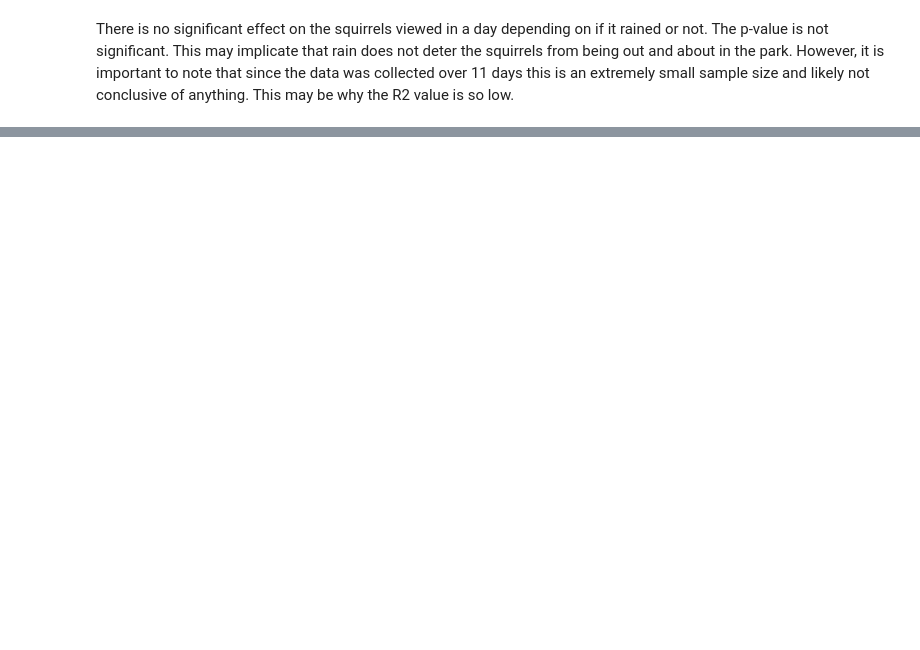
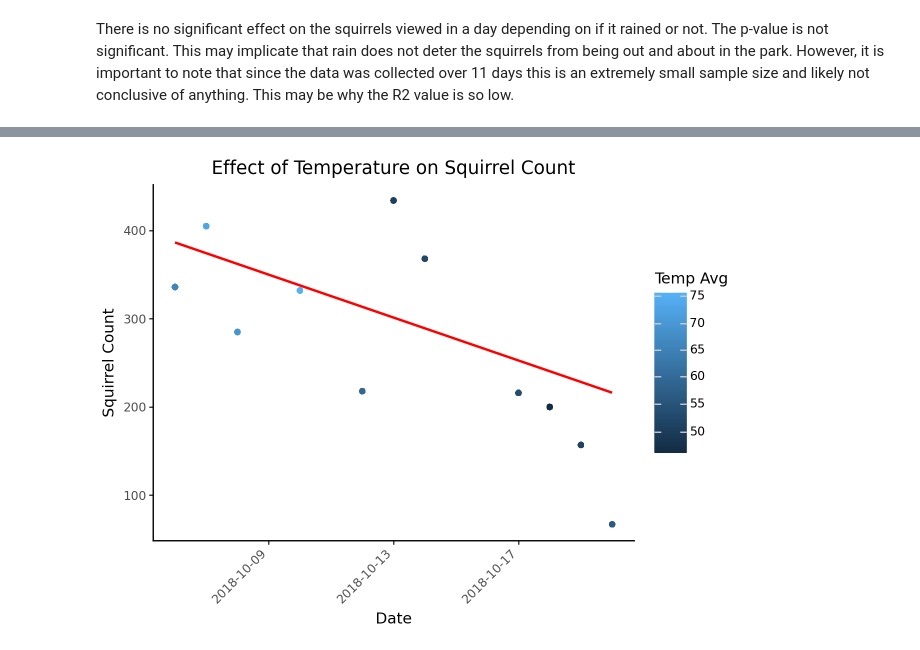
Before and after one commit to envirodatascience/final-project-go-squirrels, a Jupyter notebook: Sophie's_Squirrel_Notebook.ipynb, the cells around one changed output, grey strips where cells are left out. Drawn from its saved outputs; the diff is of its cells as text; code cells hidden in the pictures; blank space fills up the shorter version.

```diff
--- a/Sophie's_Squirrel_Notebook.ipynb
+++ b/Sophie's_Squirrel_Notebook.ipynb
@@ -413,0 +493,13 @@ There is no significant effect on the squirrels viewed in a day depending on if
+# %%
+(
+       ggplot(squirrel_counts_by_date, aes(x='Date', y='Squirrel Count', color='Temp Avg'))
+       + geom_point(alpha=0.5)  # Add alpha for transparency
+       + geom_smooth(method='lm', se=False, color='red')  # Make the line red for visibility
+       + scale_x_datetime()  # Use scale_x_datetime for date values
+       + scale_color_gradient()
+       + theme_classic()
+       + theme(axis_text_x=element_text(rotation=45, hjust=1))
+       + labs(title="Effect of Temperature on Squirrel Count", x="Date", y="Squirrel Count")
+   )
+# %% [output]
+[figure, added]
```
Also changed, not shown: parts of 9 cells of this notebook.
